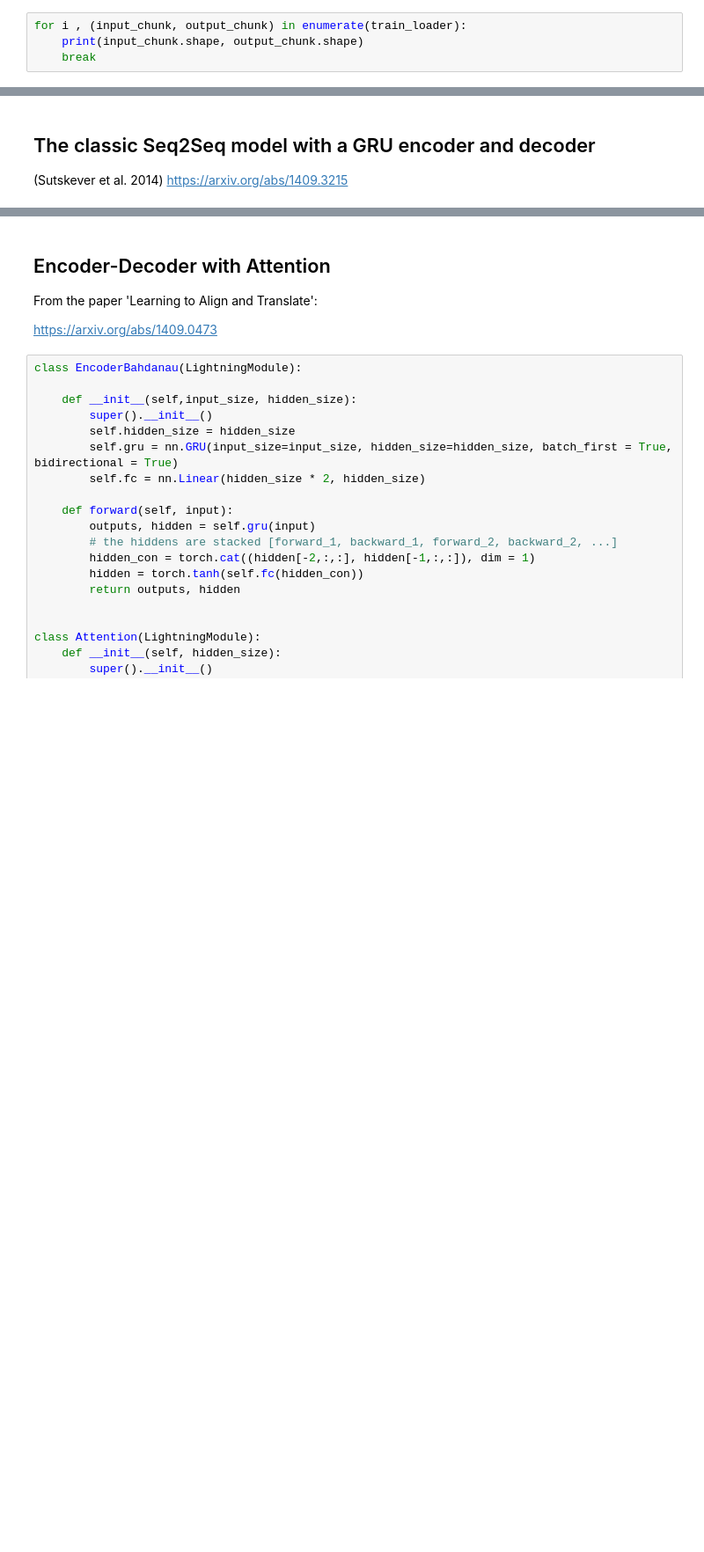
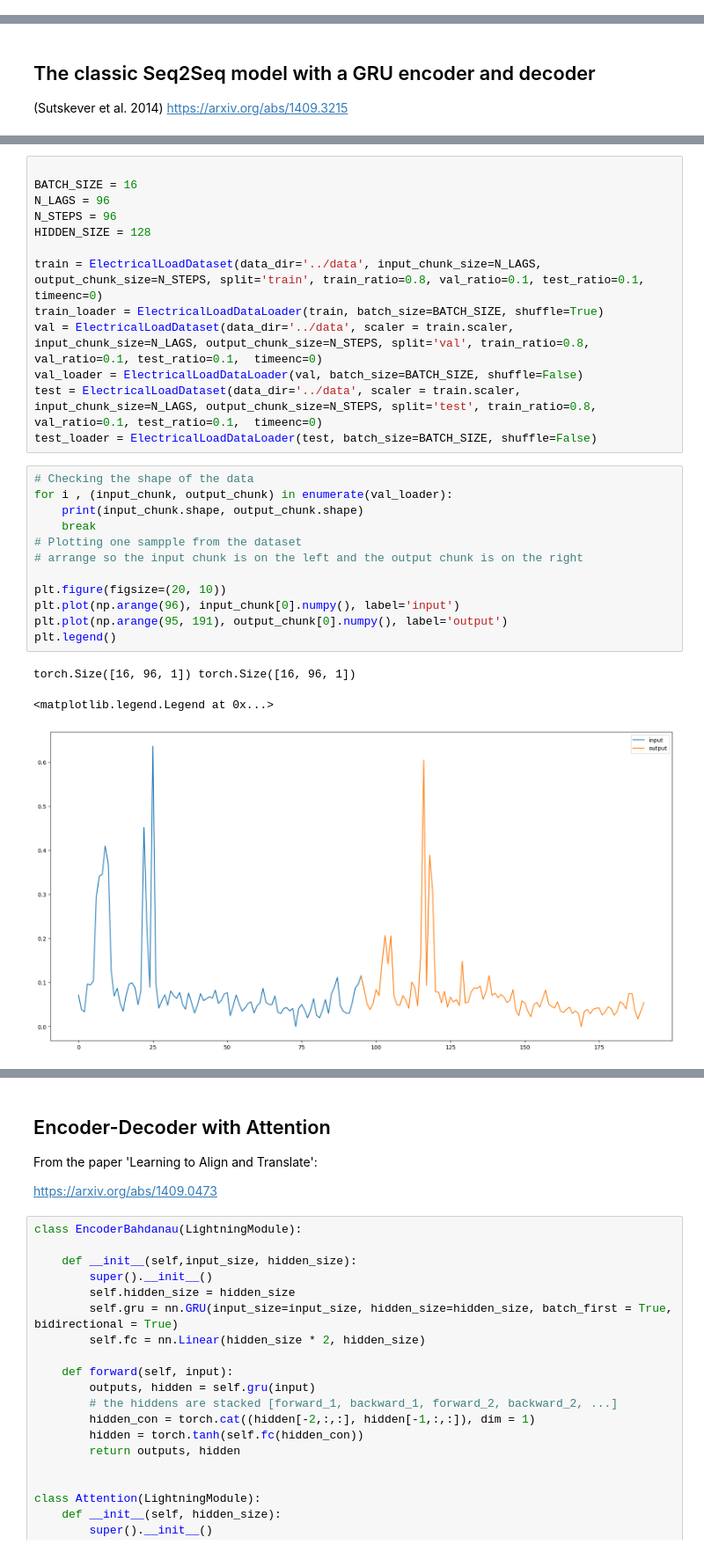
Before and after one commit to NikolausHouben/LoadLanguageModel, a Jupyter notebook: bin/seq2seq_1.ipynb, the cells around one changed output, grey strips where cells are left out. Shown at 88% size. Cells and saved outputs as stored; diff of their text form; blank space fills up the shorter version.

```diff
--- a/bin/seq2seq_1.ipynb
+++ b/bin/seq2seq_1.ipynb
@@ -140,4 +148,0 @@ test_loader = ElectricalLoadDataLoader(test, batch_size=16, shuffle=False)
-# %%
-for i , (input_chunk, output_chunk) in enumerate(train_loader):
-    print(input_chunk.shape, output_chunk.shape)
-    break
@@ -261,4 +263,33 @@ class Seq2Seq(LightningModule):
 
     def configure_optimizers(self):
         return torch.optim.Adam(self.parameters(), lr=1e-3)
+# %%
+
+BATCH_SIZE = 16
+N_LAGS = 96
+N_STEPS = 96
+HIDDEN_SIZE = 128
+
+train = ElectricalLoadDataset(data_dir='../data', input_chunk_size=N_LAGS, output_chunk_size=N_STEPS, split='train', train_ratio=0.8, val_ratio=0.1, test_ratio=0.1, timeenc=0)
+train_loader = ElectricalLoadDataLoader(train, batch_size=BATCH_SIZE, shuffle=True)
+val = ElectricalLoadDataset(data_dir='../data', scaler = train.scaler, input_chunk_size=N_LAGS, output_chunk_size=N_STEPS, split='val', train_ratio=0.8, val_ratio=0.1, test_ratio=0.1,  timeenc=0)
+val_loader = ElectricalLoadDataLoader(val, batch_size=BATCH_SIZE, shuffle=False)
+test = ElectricalLoadDataset(data_dir='../data', scaler = train.scaler, input_chunk_size=N_LAGS, output_chunk_size=N_STEPS, split='test', train_ratio=0.8, val_ratio=0.1, test_ratio=0.1,  timeenc=0)
+test_loader = ElectricalLoadDataLoader(test, batch_size=BATCH_SIZE, shuffle=False)
+# %%
+# Checking the shape of the data
+for i , (input_chunk, output_chunk) in enumerate(val_loader):
+    print(input_chunk.shape, output_chunk.shape)
+    break
+# Plotting one sampple from the dataset
+# arrange so the input chunk is on the left and the output chunk is on the right
+
+plt.figure(figsize=(20, 10))
+plt.plot(np.arange(96), input_chunk[0].numpy(), label='input')
+plt.plot(np.arange(95, 191), output_chunk[0].numpy(), label='output')
+plt.legend()
+# %% [output]
+torch.Size([16, 96, 1]) torch.Size([16, 96, 1])
+<matplotlib.legend.Legend at 0x...>
+[figure, added]
 # %%
```
Also changed, not shown: parts of 10 cells of this notebook, 12 other files.
